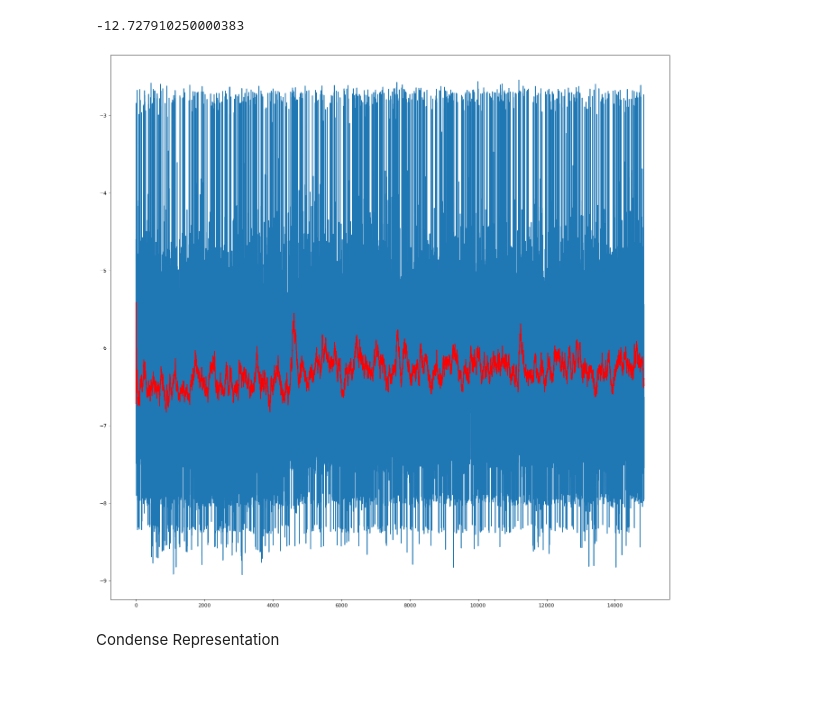
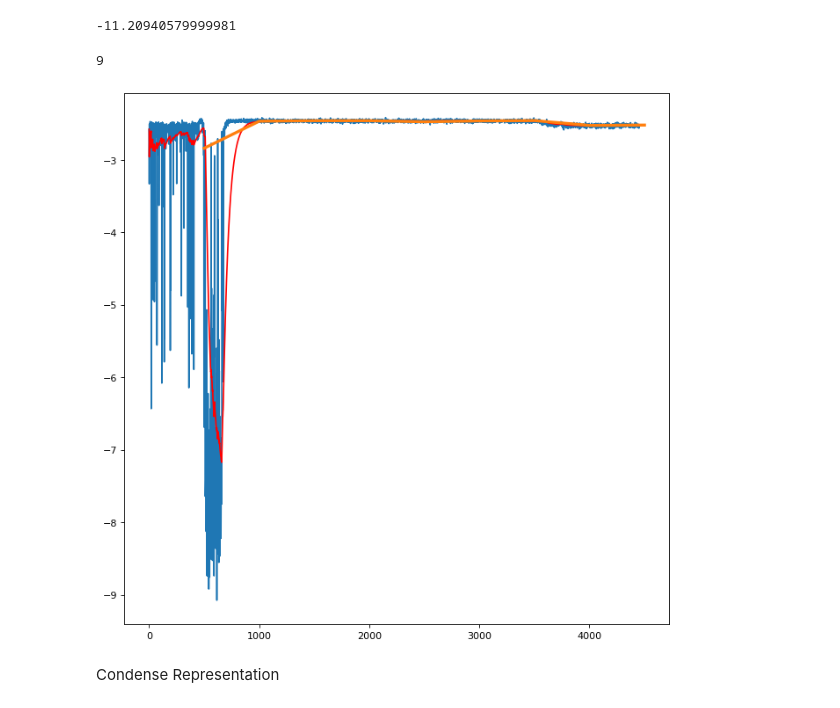
Before and after one commit to siriusctrl/Storm-auto-scheduler, a Jupyter notebook: visualise.ipynb, the cells around one changed output. Drawn from its saved outputs; the diff is of its cells as text; code cells hidden in the pictures.

```diff
--- a/visualise.ipynb
+++ b/visualise.ipynb
@@ -4,9 +4,11 @@ import pickle
 import numpy as np
 import matplotlib.pyplot as plt
 # %%
-with open('./results/li_Wolpertinger_cSim_1_step.pkl', 'rb') as f:
+with open('./results/parallel_TD3_cSim_condense_large_infi_1_step.pkl', 'rb') as f:
     steps = pickle.load(f)
+with open('./results/parallel_TD3_cSim_condense_large_infi_1_eval.pkl', 'rb') as f:
+    evals = pickle.load(f)
 # %%
 max(steps)
 # %% [output]
--12.727910250000383
+-11.20940579999981
@@ -15,19 +15,28 @@ log_step = np.array(-np.log(np.abs(steps)))
+# %%
+len(evals)
+# %% [output]
+9
+# %%
+log_avg_eval = -np.log(np.abs(np.array(evals))/10)
+if max(steps) < -6:
+    steps = -np.log(np.abs(np.array(steps)))
 # %%
 runing_averge = []
 curr = 0
 beta = 1-0.02
-for i in range(len(log_step)):
-    curr = beta*curr + (1-beta)*log_step[i]
+for i in range(len(steps)):
+    curr = beta*curr + (1-beta)*steps[i]
     correction = 1 - (beta**(i+1))
     runing_averge.append(curr / correction)
 # %%
-plt.figure(figsize=(20, 20), dpi=80)
-plt.plot(range(1, len(log_step)+1), log_step)
-plt.plot(range(1, len(log_step)+1), runing_averge, c='r')
+plt.figure(figsize=(10, 10), dpi=80)
+plt.plot(range(len(steps)), steps)
+plt.plot(range(len(steps)), runing_averge, c='r')
+plt.plot(range(500, 5000, 500), log_avg_eval, linewidth=3)
 # plt.plot([500,1000,1500,2000,2500,3000,3500,4000,4500,5000],np.array(-np.log([800,1400,4300,3500,3000,2500,2000,1300,600,15])), '-o')
 plt.show()
 # %% [output]
-[figure, old version]
+[figure, new version]
 # %% [markdown]
 Condense Representation
 # %%
```
Also changed, not shown: parts of 1 cell of this notebook, 1 other file.
